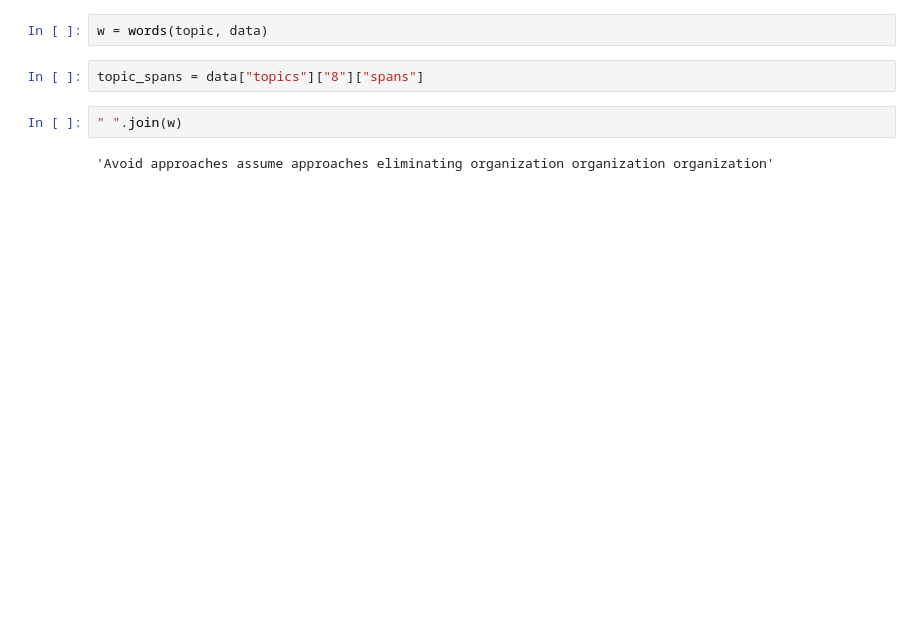
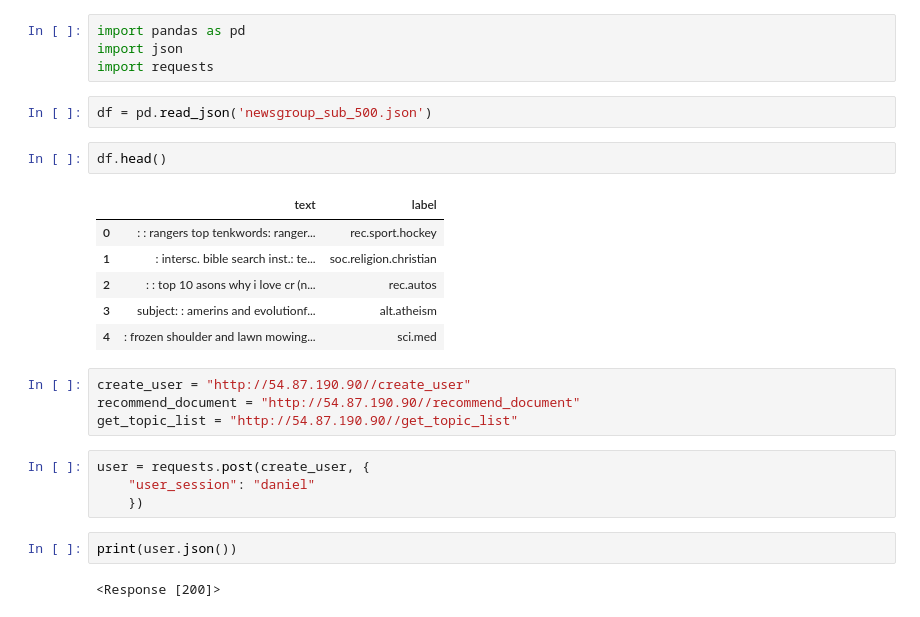
Before and after one commit to usnistgov/annotune, a Jupyter notebook: info.ipynb, the cells around one changed output. Cells and saved outputs as stored; diff of their text form; blank space fills up the shorter version.

```diff
--- a/info.ipynb
+++ b/info.ipynb
@@ -262,8 +1,27 @@ topic = str(8)
-# %%
-w = words(topic, data)
-# %%
-topic_spans = data["topics"]["8"]["spans"]
-# %%
-" ".join(w)
-# %% [output]
-'Avoid approaches assume approaches eliminating organization organization organization'
+# %%
+import pandas as pd
+import json
+import requests
+# %%
+df = pd.read_json('newsgroup_sub_500.json')
+# %%
+df.head()
+# %% [output]
+|  | text | label |
+| 0 | : : rangers top tenkwords: ranger... | rec.sport.hockey |
+| 1 | : intersc. bible search inst.: te... | soc.religion.christian |
+| 2 | : : top 10 asons why i love cr (n... | rec.autos |
+| 3 | subject: : amerins and evolutionf... | alt.atheism |
+| 4 | : frozen shoulder and lawn mowing... | sci.med |
+# %%
+create_user = "http://54.87.190.90//create_user"
+recommend_document = "http://54.87.190.90//recommend_document"
+get_topic_list = "http://54.87.190.90//get_topic_list"
+# %%
+user = requests.post(create_user, {
+    "user_session": "daniel"
+    })
+# %%
+print(user.json())
+# %% [output]
+<Response [200]>
```
Also changed, not shown: parts of 47 cells of this notebook, 13 other files.
